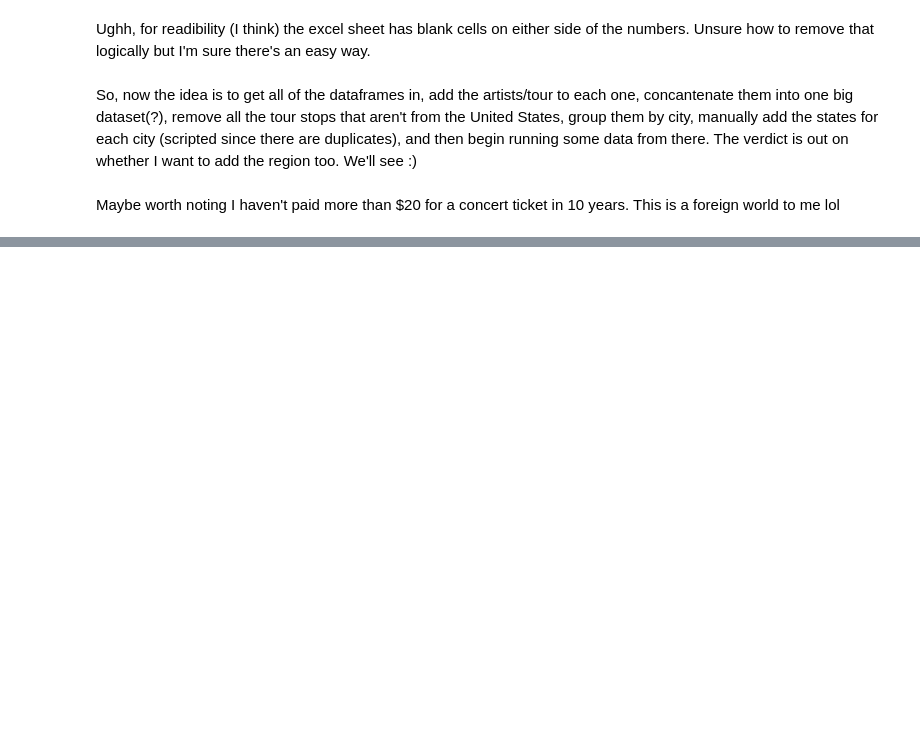
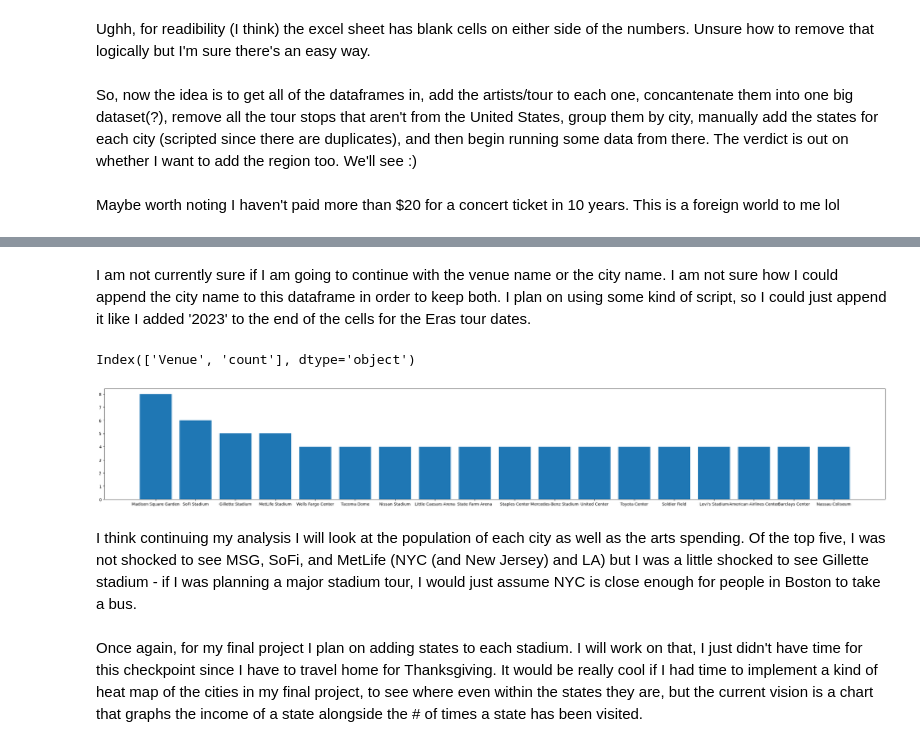
Before and after one commit to cbauer21kent/data-emat, a Jupyter notebook: data-in-hand.ipynb, the cells around one changed output, grey strips where cells are left out. Cells and saved outputs as stored; diff of their text form; code cells hidden in the pictures; blank space fills up the shorter version.

```diff
--- a/data-in-hand.ipynb
+++ b/data-in-hand.ipynb
@@ -124,0 +153,3 @@ Maybe worth noting I haven't paid more than $20 for a concert ticket in 10 years
+# %%
+eras_tour_merged['Artist'] = "Taylor Swift"
+ej_tours['Artist'] = "Elton John"
@@ -124,0 +158,3 @@ Maybe worth noting I haven't paid more than $20 for a concert ticket in 10 years
+# %%
+tours_merged = pd.merge(eras_tour_merged, ej_tours, how = 'outer')
+tours_merged.head()
@@ -124,0 +170,2 @@ Maybe worth noting I haven't paid more than $20 for a concert ticket in 10 years
+# %%
+tours_merged = tours_merged[tours_merged['Country'] == 'United States']
@@ -124,0 +176,23 @@ Maybe worth noting I haven't paid more than $20 for a concert ticket in 10 years
+# %% [markdown]
+I am not currently sure if I am going to continue with the venue name or the city name. I am not sure how I could append the city name to this dataframe in order to keep both. I plan on using some kind of script, so I could just append it like I added '2023' to the end of the cells for the Eras tour dates.
+# %%
+venue_counts = tours_merged['Venue'].value_counts()
+venue_counts_df = venue_counts.reset_index()
+
+venue_counts_df = venue_counts_df[venue_counts_df['count'] > 3]
+# venue_counts_df
+# %%
+venue_counts_df.columns
+# %% [output]
+Index(['Venue', 'count'], dtype='object')
+# %%
+fig1, ax1 = plt.subplots(figsize = (35,5))
+ax1.bar(venue_counts_df['Venue'], venue_counts_df['count'])
+
+plt.show()
+# %% [output]
+[figure, added]
+# %% [markdown]
+I think continuing my analysis I will look at the population of each city as well as the arts spending. Of the top five, I was not shocked to see MSG, SoFi, and MetLife (NYC (and New Jersey) and LA) but I was a little shocked to see Gillette stadium - if I was planning a major stadium tour, I would just assume NYC is close enough for people in Boston to take a bus.
+# %% [markdown]
+Once again, for my final project I plan on adding states to each stadium. I will work on that, I just didn't have time for this checkpoint since I have to travel home for Thanksgiving. It would be really cool if I had time to implement a kind of heat map of the cities in my final project, to see where even within the states they are, but the current vision is a chart that graphs the income of a state alongside the # of times a state has been visited.
```
Also changed, not shown: parts of 15 cells of this notebook.
